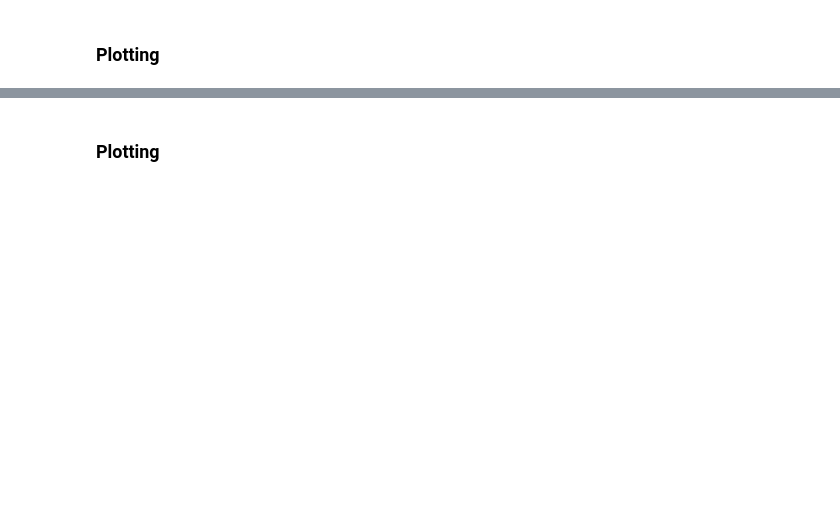
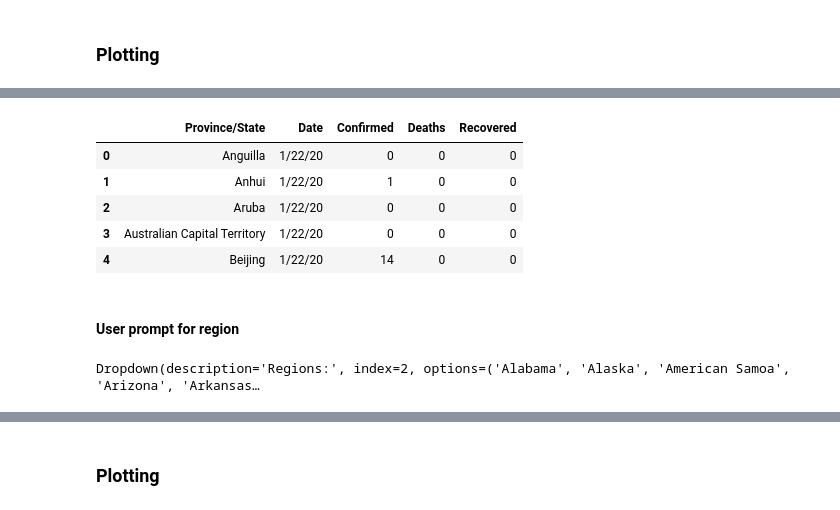
Before and after one commit to ChangingEnergy/Covid-19, a Jupyter notebook: Covid-19.ipynb, the cells around one changed output, grey strips where cells are left out. Saved outputs shown, nothing was run; the diff lists cells and outputs as text; code cells hidden in the pictures; blank space fills up the shorter version.

```diff
--- a/Covid-19.ipynb
+++ b/Covid-19.ipynb
@@ -594,0 +284,27 @@ dtype: object
+# %%
+#Global Confirmed
+#drop all columns except region and dates
+Global_Deaths = Global_Deaths.drop(columns=['Lat','Long'])
+#put dates in long format, not wide
+Global_Deaths = Global_Deaths.melt(id_vars="Province/State",var_name="Date",value_name="Deaths")
+# %%
+#Global Recovered
+#drop all columns except region and dates
+Global_Recovered = Global_Recovered.drop(columns=['Lat','Long'])
+#put dates in long format, not wide
+Global_Recovered = Global_Recovered.melt(id_vars="Province/State",var_name="Date",value_name="Recovered")
+# %%
+# Join Global datasets
+Global_all = Global_Confirmed.merge(Global_Deaths, on=['Province/State','Date'])
+# %%
+# Join Global datasets
+Global_all = Global_all.merge(Global_Recovered, on=['Province/State','Date'])
+# %%
+Global_all.head()
+# %% [output]
+|  | Province/State | Date | Confirmed | Deaths | Recovered |
+| 0 | Anguilla | 1/22/20 | 0 | 0 | 0 |
+| 1 | Anhui | 1/22/20 | 1 | 0 | 0 |
+| 2 | Aruba | 1/22/20 | 0 | 0 | 0 |
+| 3 | Australian Capital Territory | 1/22/20 | 0 | 0 | 0 |
+| 4 | Beijing | 1/22/20 | 14 | 0 | 0 |
@@ -594,0 +315,13 @@ dtype: object
+# %% [markdown]
+#### User prompt for region
+# %%
+userOptionsRegion = wd.Dropdown(
+        options=all.Province_State.unique(),
+        value='American Samoa',
+        description='Regions:',
+        disabled=False
+        )
+
+display(userOptionsRegion)
+# %% [output]
+Dropdown(description='Regions:', index=2, options=('Alabama', 'Alaska', 'American Samoa', 'Arizona', 'Arkansas…
```
Also changed, not shown: parts of 56 cells of this notebook.
